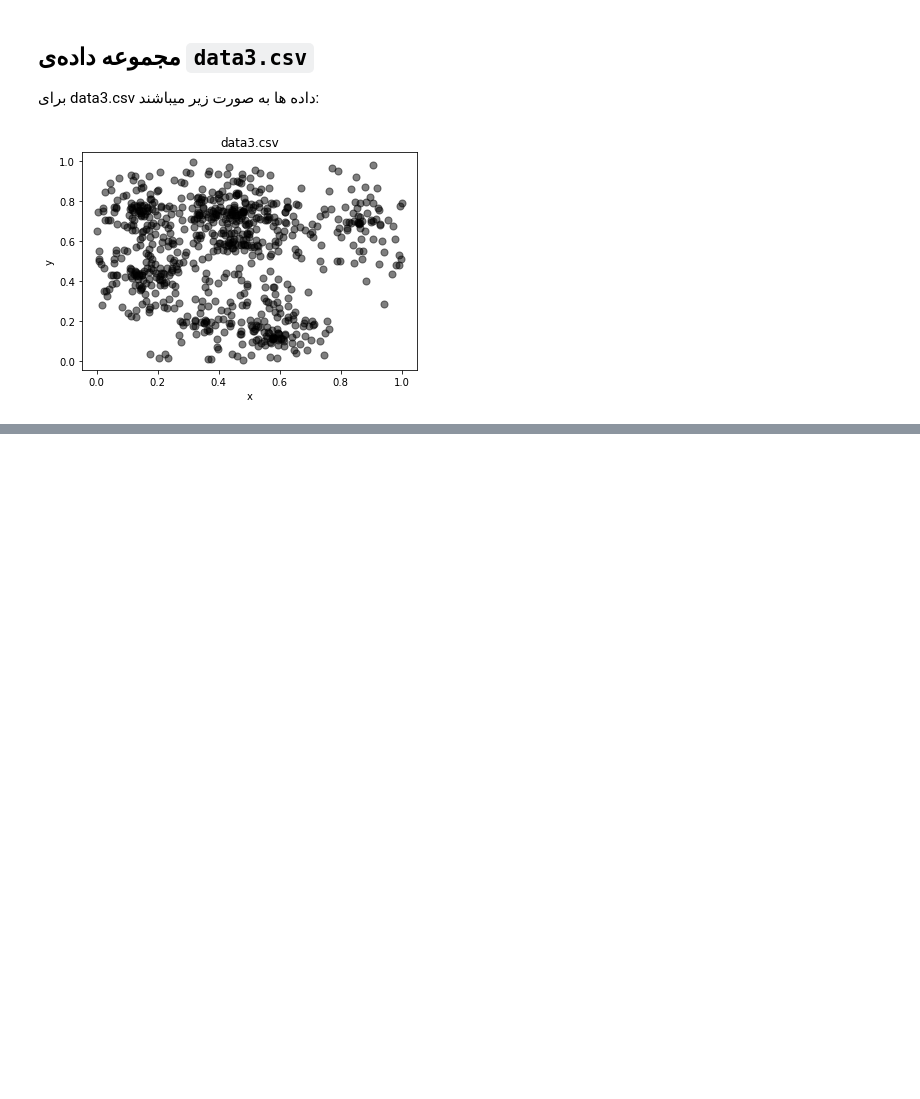
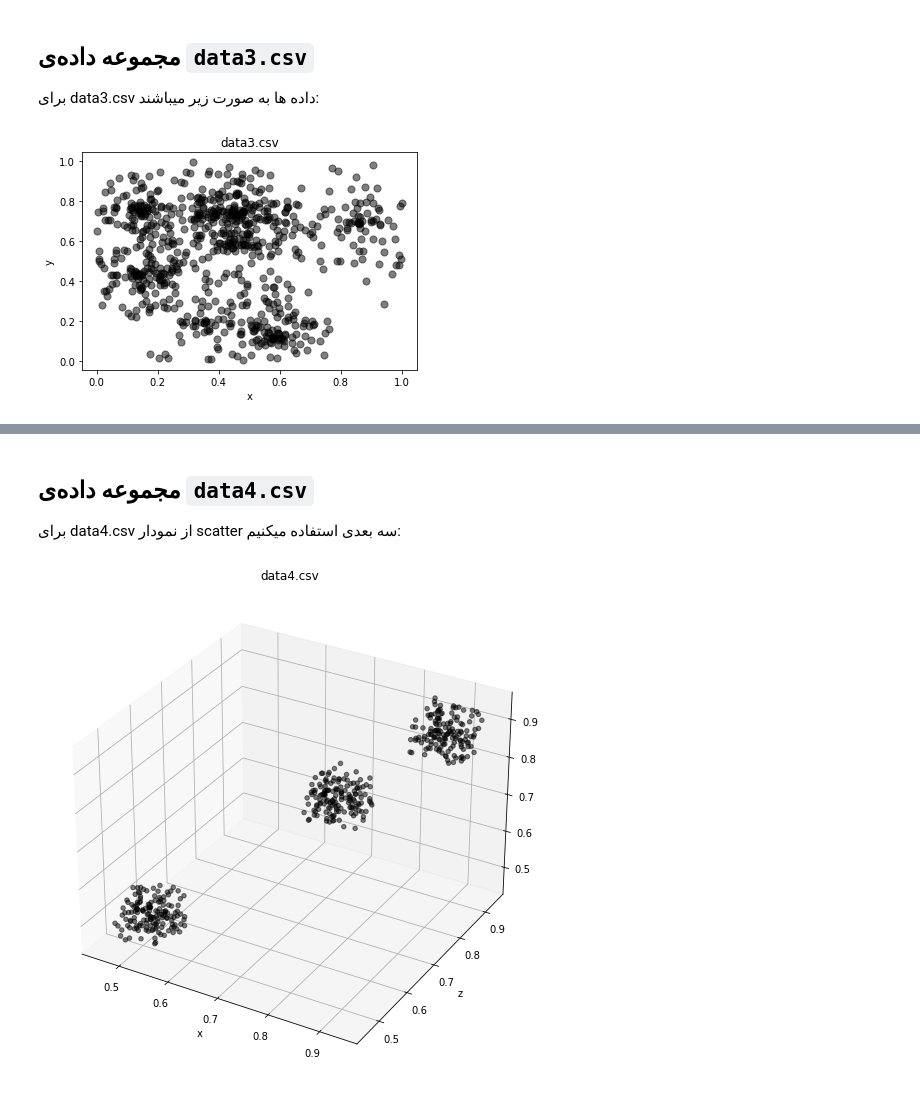
Before and after one commit to amir78729/Computational-Intelligence-Projects, a Jupyter notebook: 2/9731096_CI_P2.ipynb, the cells around one changed output, grey strips where cells are left out. Drawn from its saved outputs; the diff is of its cells as text; code cells hidden in the pictures; blank space fills up the shorter version.

````diff
--- a/2/9731096_CI_P2.ipynb
+++ b/2/9731096_CI_P2.ipynb
@@ -186,0 +202,20 @@ for i in range(1, 6):
+# %% [markdown]
+## <div dir='rtl'>مجموعه داده‌ی ```data4.csv```</div>
+
+<div dir='rtl'>
+     برای data4.csv از نمودار scatter سه بعدی استفاده میکنیم:
+</div>
+# %%
+from mpl_toolkits import mplot3d
+
+data4 = np.genfromtxt('data4.csv', delimiter=',')
+fig = plt.figure(figsize = (16, 9))
+ax = plt.axes(projection ="3d")
+ax.scatter3D(data4[:, 0], data4[:, 1], data4[:, 2], c='k', alpha=0.5)
+plt.title('data4.csv')
+plt.xlabel('x')
+plt.ylabel('y')
+plt.ylabel('z')
+plt.show()
+# %% [output]
+[figure, added]
````
Also changed, not shown: parts of 5 cells of this notebook, 1 other file.
